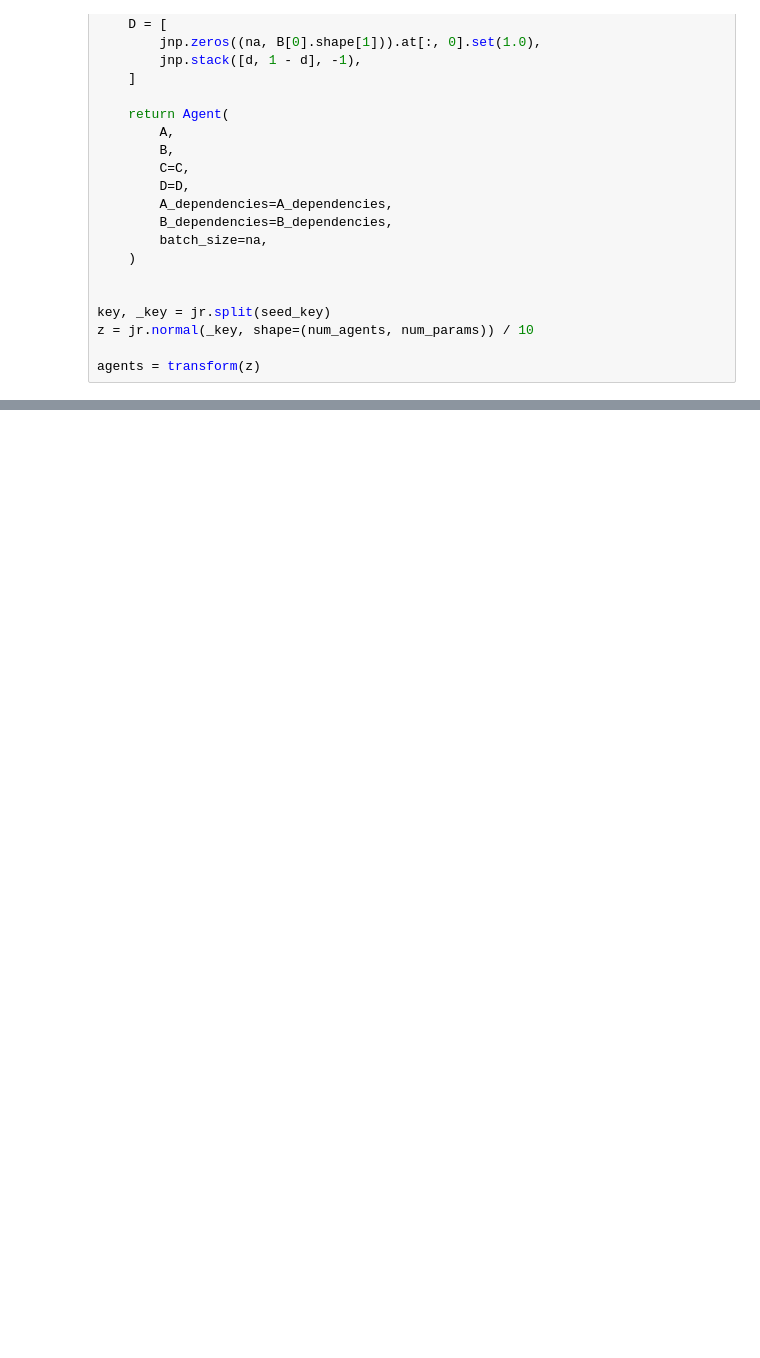
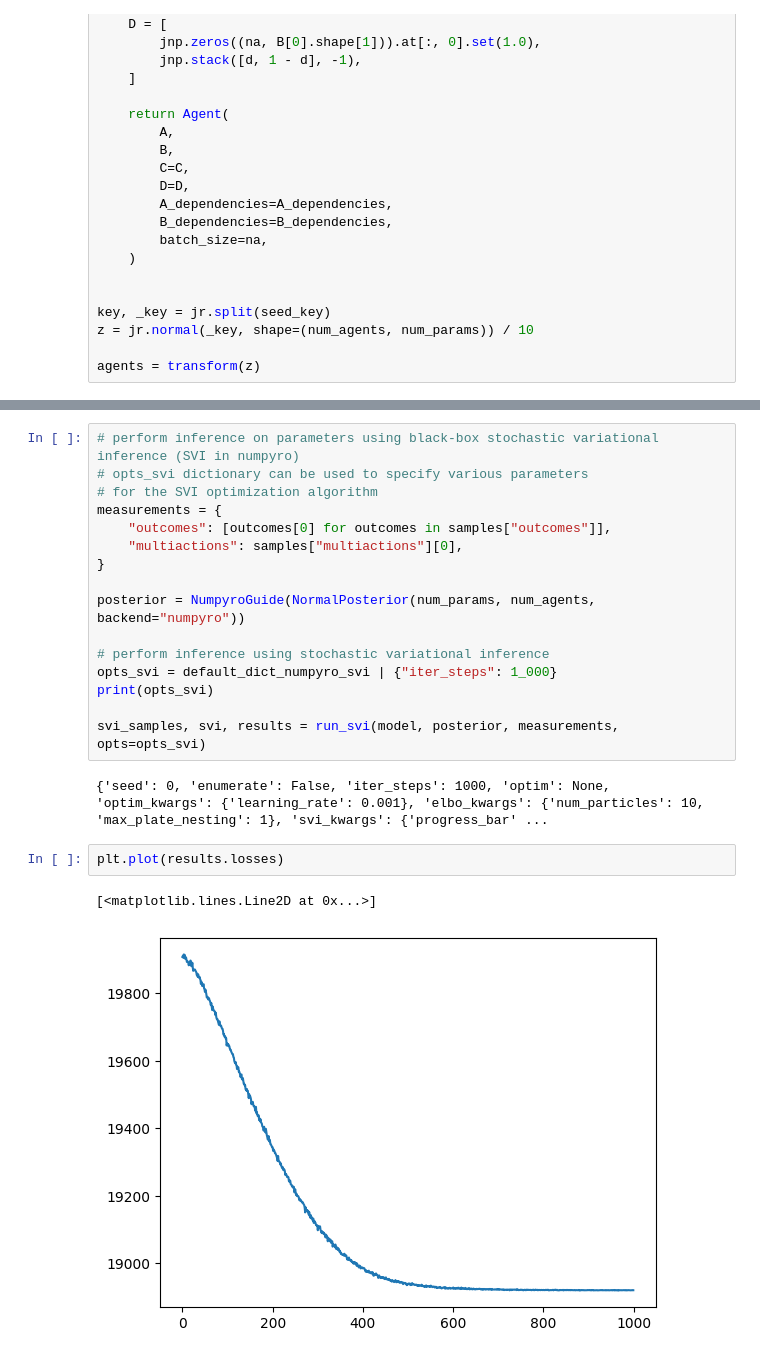
Before and after one commit to infer-actively/pymdp, a Jupyter notebook: examples/model_fitting/fitting_with_pybefit.ipynb, the cells around one changed output, grey strips where cells are left out. Cells and saved outputs as stored; diff of their text form; blank space fills up the shorter version.

```diff
--- a/examples/model_fitting/fitting_with_pybefit.ipynb
+++ b/examples/model_fitting/fitting_with_pybefit.ipynb
@@ -180,0 +200,23 @@ ValueError: vmap got inconsistent sizes for array axes to be mapped:
+# %%
+# perform inference on parameters using black-box stochastic variational inference (SVI in numpyro)
+# opts_svi dictionary can be used to specify various parameters
+# for the SVI optimization algorithm
+measurements = {
+    "outcomes": [outcomes[0] for outcomes in samples["outcomes"]],
+    "multiactions": samples["multiactions"][0],
+}
+
+posterior = NumpyroGuide(NormalPosterior(num_params, num_agents, backend="numpyro"))
+
+# perform inference using stochastic variational inference
+opts_svi = default_dict_numpyro_svi | {"iter_steps": 1_000}
+print(opts_svi)
+
+svi_samples, svi, results = run_svi(model, posterior, measurements, opts=opts_svi)
+# %% [output]
+{'seed': 0, 'enumerate': False, 'iter_steps': 1000, 'optim': None, 'optim_kwargs': {'learning_rate': 0.001}, 'elbo_kwargs': {'num_particles': 10, 'max_plate_nesting': 1}, 'svi_kwargs': {'progress_bar' ...
+# %%
+plt.plot(results.losses)
+# %% [output]
+[<matplotlib.lines.Line2D at 0x...>]
+[figure, added]
```
Also changed, not shown: parts of 6 cells of this notebook.
